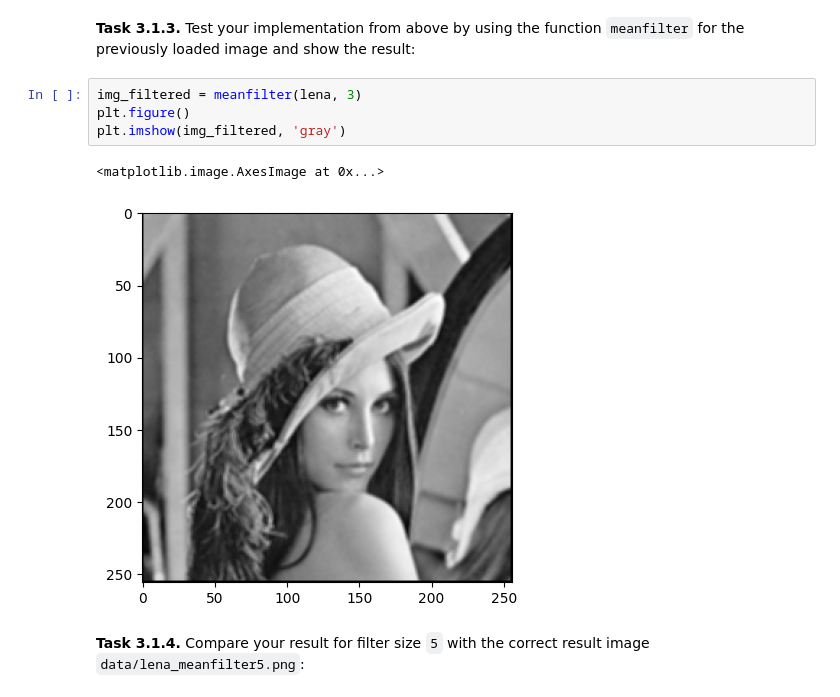
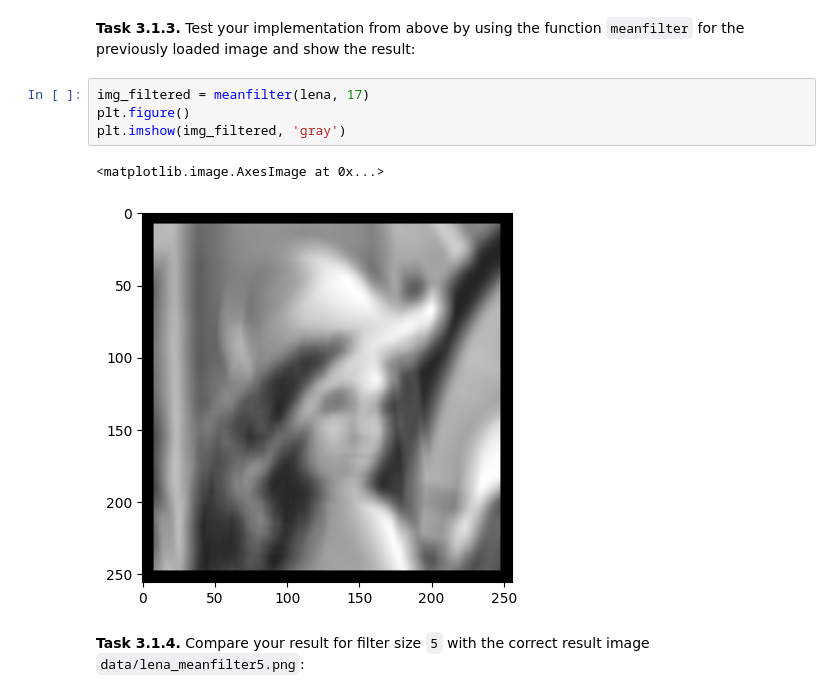
Before and after one commit to tfauer/mobi-fs3-python, a Jupyter notebook: task3.ipynb, the cells around one changed output. Drawn from its saved outputs; the diff is of its cells as text.

```diff
--- a/task3.ipynb
+++ b/task3.ipynb
@@ -45,12 +45,12 @@ def meanfilter(img, size):
 # %% [markdown]
 **<a id="#">Task 3.1.3.</a>** Test your implementation from above by using the function `meanfilter` for the previously loaded image and show the result:
 # %%
-img_filtered = meanfilter(lena, 3)
+img_filtered = meanfilter(lena, 17)
 plt.figure()
 plt.imshow(img_filtered, 'gray')
 # %% [output]
 <matplotlib.image.AxesImage at 0x...>
-[figure, old version]
+[figure, new version]
 # %% [markdown]
 **<a id="#">Task 3.1.4.</a>** Compare your result for filter size `5` with the correct result image `data/lena_meanfilter5.png`:
 # %%
```
Also changed, not shown: parts of 11 cells of this notebook, 1 other file.
